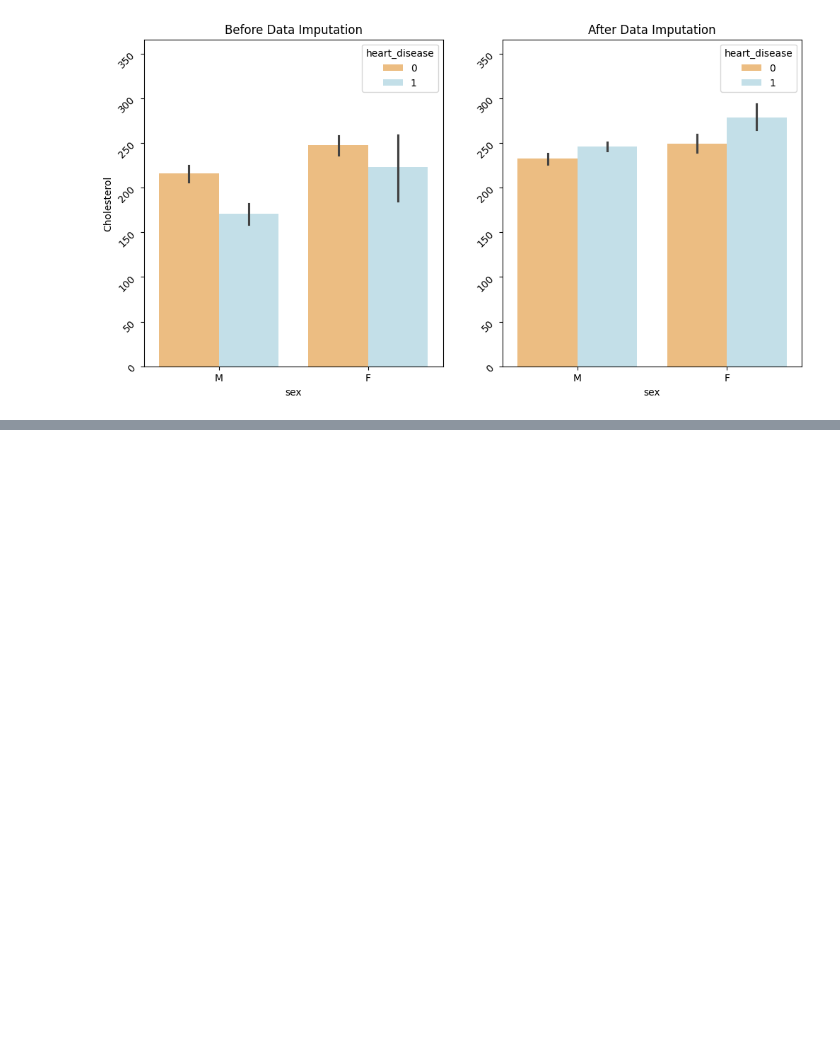
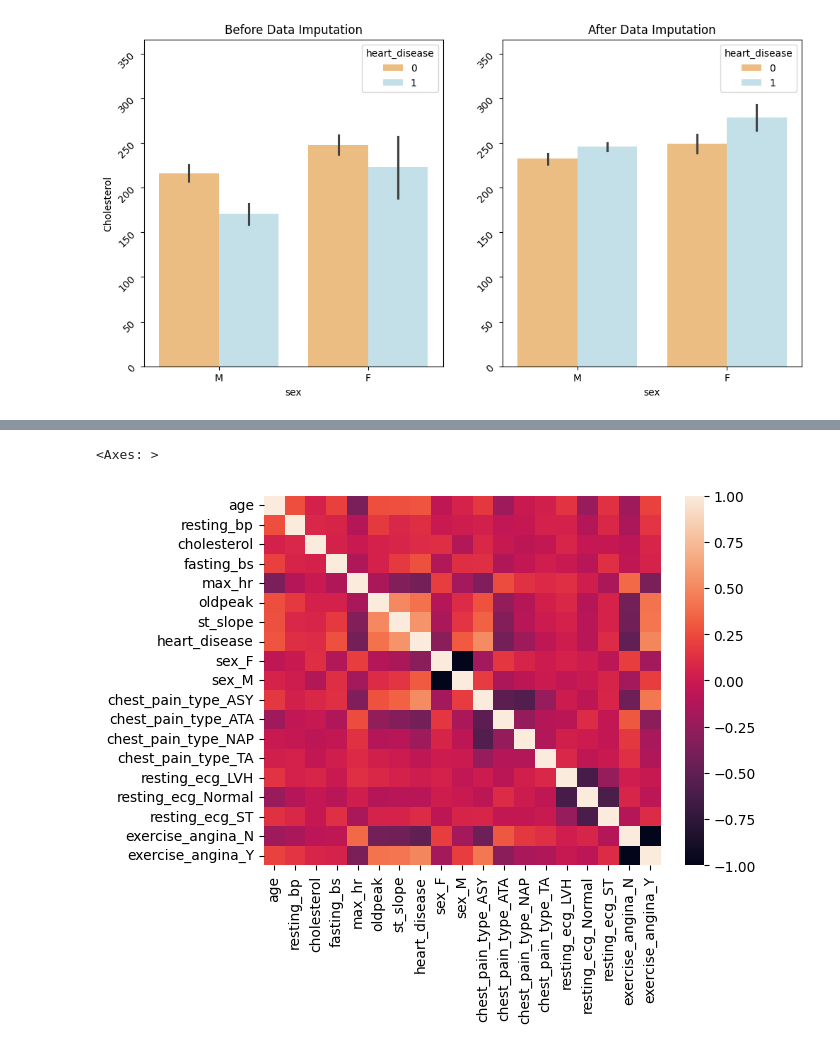
Before and after one commit to ascrivs/heart_disease_dq, a Jupyter notebook: Basics.ipynb, the cells around one changed output, grey strips where cells are left out. Cells and saved outputs as stored; diff of their text form; code cells hidden in the pictures; blank space fills up the shorter version.

Commit message:
one hot encoding and creating initial heatmap;

```diff
--- a/Basics.ipynb
+++ b/Basics.ipynb
@@ -369,0 +384,5 @@ plt.show()
+# %%
+st_slop_dict = {"Up":0,"Flat": 1,"Down":2}
+df["st_slope"] = df["st_slope"].apply(lambda x: st_slop_dict[x])
+# %%
+df = pd.get_dummies(df,columns=["sex","chest_pain_type","resting_ecg","exercise_angina"],dtype=int)
@@ -369,0 +412,5 @@ plt.show()
+# %%
+sns.heatmap(df.corr())
+# %% [output]
+<Axes: >
+[figure, added]
```
Also changed, not shown: parts of 4 cells of this notebook.
